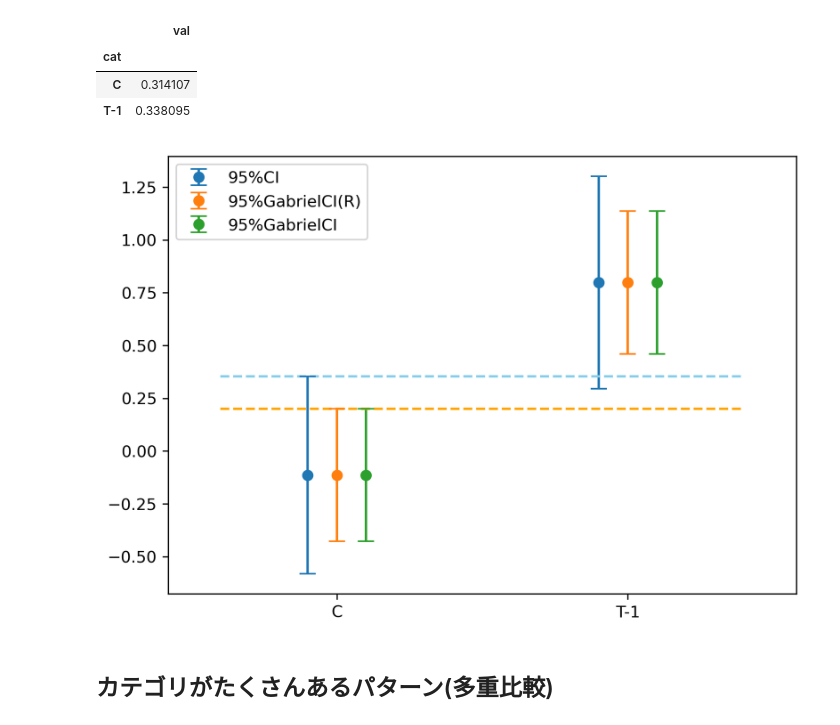
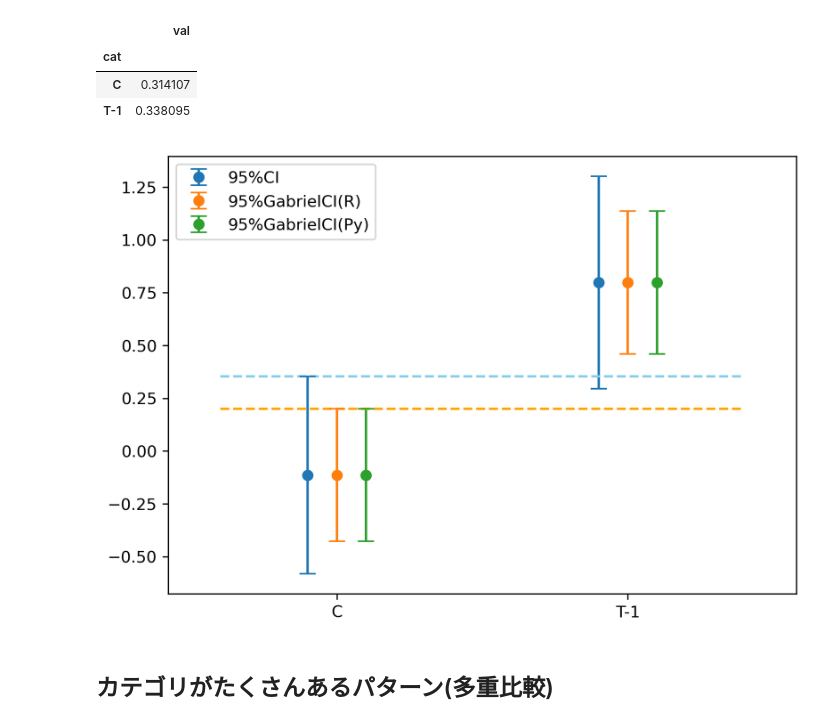
Before and after one commit to nekoumei/snippets, a Jupyter notebook: notebook/ガブリエル比較区間をpythonで出す.ipynb, the cells around one changed output. Saved outputs shown, nothing was run; the diff lists cells and outputs as text; code cells hidden in the pictures.

```diff
--- a/notebook/ガブリエル比較区間をpythonで出す.ipynb
+++ b/notebook/ガブリエル比較区間をpythonで出す.ipynb
@@ -93,19 +93,19 @@ for i, (name, df_part) in enumerate(data.groupby('cat')):
 # %%
 fig, ax = plt.subplots(figsize=(7, 5), dpi=300)
 ax.errorbar(np.array(x) - 0.1, y, yerr=y_err, capsize=5, fmt='o', linestyle='None', label='95%CI')
 ax.errorbar(np.array(x), y, yerr=errs_gabriel_r, capsize=5, fmt='o', linestyle='None', label='95%GabrielCI(R)')
-ax.errorbar(np.array(x) + 0.1, y, yerr=errs_gabriel_py['val'].values, capsize=5, fmt='o', linestyle='None', label='95%GabrielCI')
+ax.errorbar(np.array(x) + 0.1, y, yerr=errs_gabriel_py['val'].values, capsize=5, fmt='o', linestyle='None', label='95%GabrielCI(Py)')
 ax.legend()
 ax.margins(x=0.1)
 ax.set_xticks(x)
 ax.set_xticklabels(names)
 # 補助線ひく
 # cat=Cの95%CI上限値
 ax.hlines(y[0] + y_err[0], xmin=-0.4, xmax=1.4, linestyle='dashed', color='skyblue')
 # cat=Cの95%ガブリエル比較区間上限値
 ax.hlines(y[0] + errs_gabriel_py['val'].values[0], xmin=-0.4, xmax=1.4, linestyle='dashed', color='orange');
 # %% [output]
-[figure, old version]
+[figure, new version]
 # %% [markdown]
 ## カテゴリがたくさんあるパターン(多重比較)
 # %%
```
Also changed, not shown: parts of 1 cell of this notebook.
